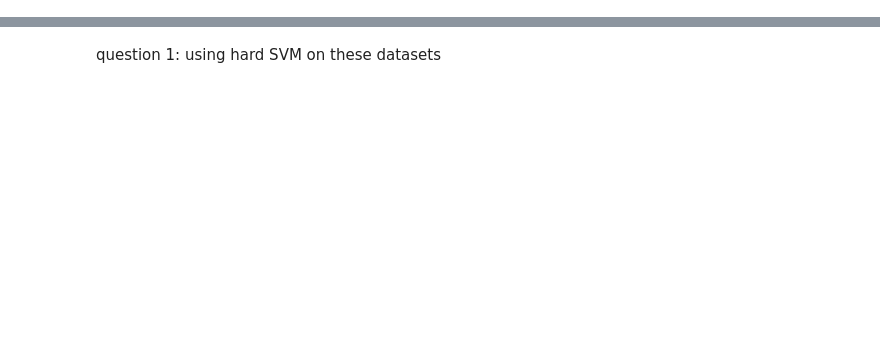
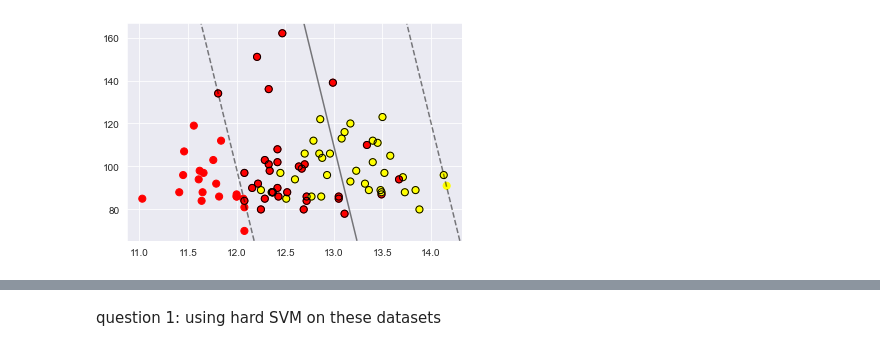
Before and after one commit to Hadar-Sug/ML1_HW2, a Jupyter notebook: HW2_Q1.ipynb, the cells around one changed output, grey strips where cells are left out. Saved outputs shown, nothing was run; the diff lists cells and outputs as text; code cells hidden in the pictures; blank space fills up the shorter version.

```diff
--- a/HW2_Q1.ipynb
+++ b/HW2_Q1.ipynb
@@ -31,4 +32,9 @@ fg.map(plt.scatter, 'magnesium','alcohol').add_legend()
 # %%
 from sklearn.svm import SVC # "Support vector classifier"
-model = SVC(kernel='linear', C=1E10)
-model.fit(train_df[['alcohol','magnesium']], train_df['target'])
+models = [SVC(kernel='linear', C=i) for i in [0.01,0.05,0.1]]
+X_train = train_df[['alcohol','magnesium']]
+y_train =train_df['target']
+X_val = val_df[['alcohol','magnesium']]
+y_val = val_df['target']
+for model in models:
+    model.fit(X_train, y_train)
@@ -34,0 +87,5 @@ model.fit(train_df[['alcohol','magnesium']], train_df['target'])
+# %%
+plt.scatter(X.iloc[:, 0], X.iloc[:, 1], c=y, s=50, cmap='autumn')
+plot_svc_decision_function(models[1])
+# %% [output]
+[figure, added]
```
Also changed, not shown: parts of 6 cells of this notebook.
